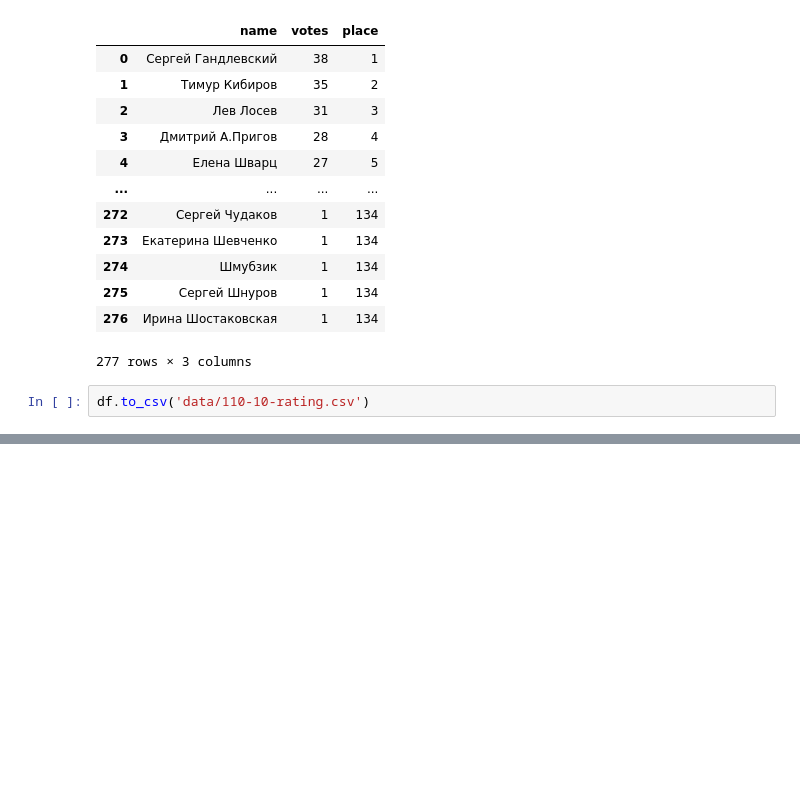
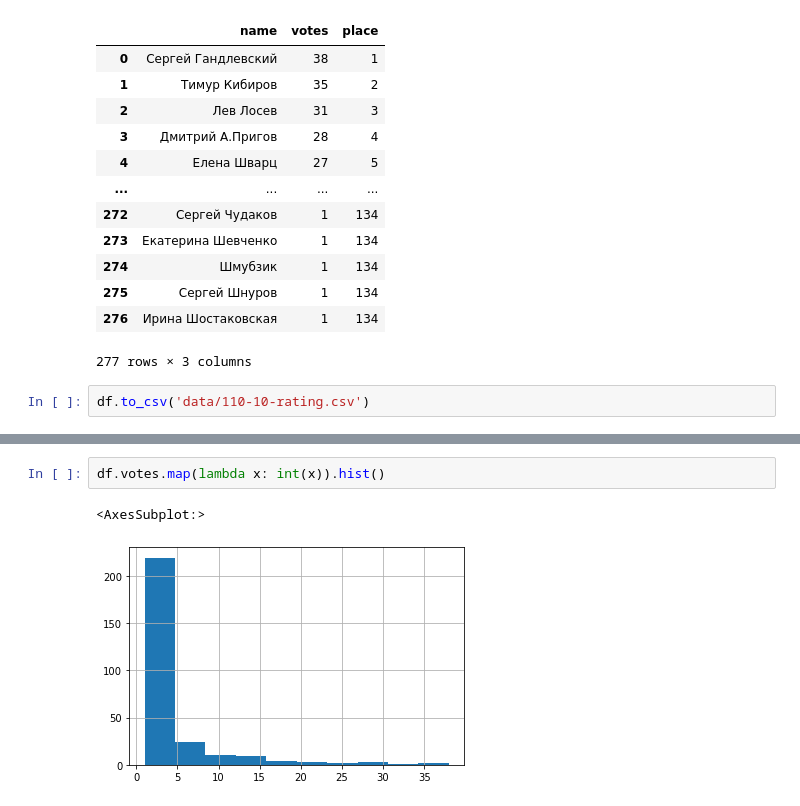
Before and after one commit to agbragin/russian-poetry-wikipedia-stats, a Jupyter notebook: 04-110-10-rating.ipynb, the cells around one changed output, grey strips where cells are left out. Saved outputs shown, nothing was run; the diff lists cells and outputs as text; blank space fills up the shorter version.

```diff
--- a/04-110-10-rating.ipynb
+++ b/04-110-10-rating.ipynb
@@ -82,0 +103,5 @@ df.to_csv('data/110-10-rating.csv')
+# %%
+df.votes.map(lambda x: int(x)).hist()
+# %% [output]
+<AxesSubplot:>
+[figure, added]
```
Also changed, not shown: parts of 4 cells of this notebook, 1 other file.
